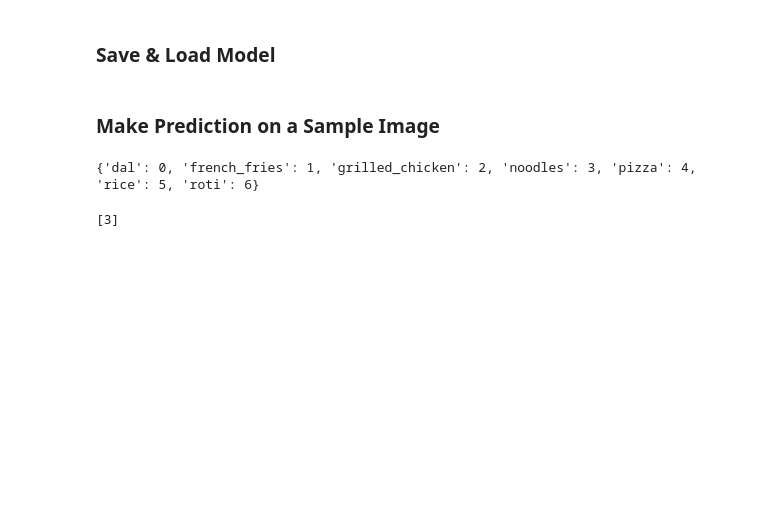
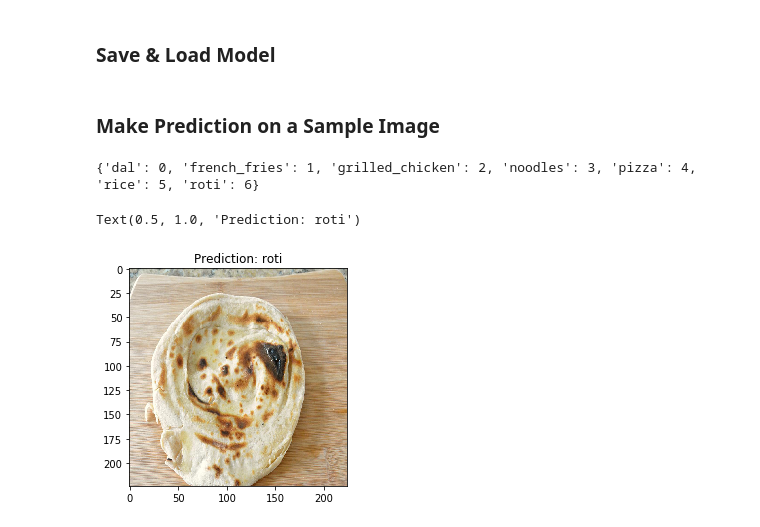
Before and after one commit to BugHoppers/FindMyFood, a Jupyter notebook: Classifier.ipynb, the cells around one changed output. Saved outputs shown, nothing was run; the diff lists cells and outputs as text; code cells hidden in the pictures; blank space fills up the shorter version.

Commit message:
Displayed image along with prediction and removed redundant modules

```diff
--- a/Classifier.ipynb
+++ b/Classifier.ipynb
@@ -36,10 +36,13 @@ print(label_map)
 # %% [output]
 {'dal': 0, 'french_fries': 1, 'grilled_chicken': 2, 'noodles': 3, 'pizza': 4, 'rice': 5, 'roti': 6}
-# %%
-from model import predict
-
-pred_index = predict(model, './assets/demo-image/test1.jpg')
-
-print(pred_index)
-# %% [output]
-[3]
+# %%
+from model import predict
+
+img_path = './assets/demo-image/test2.jpg'
+pred_index, img_array = predict(model, img_path)
+
+plt.imshow(img_array/255.)
+plt.title('Prediction: ' + list(label_map.keys())[list(label_map.values()).index(pred_index)])
+# %% [output]
+Text(0.5, 1.0, 'Prediction: roti')
+[figure, added]
```
Also changed, not shown: parts of 2 cells of this notebook, 2 other files.
